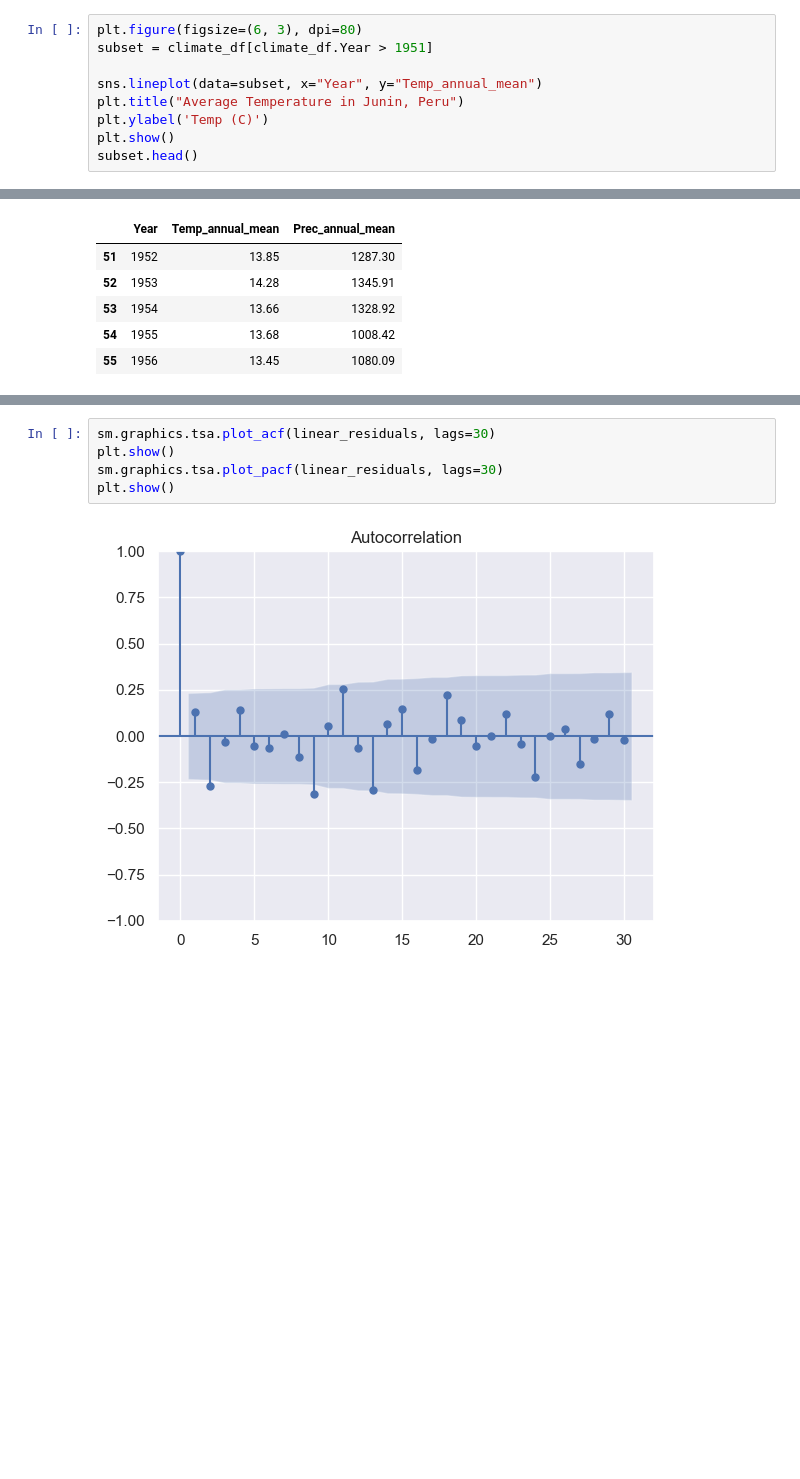
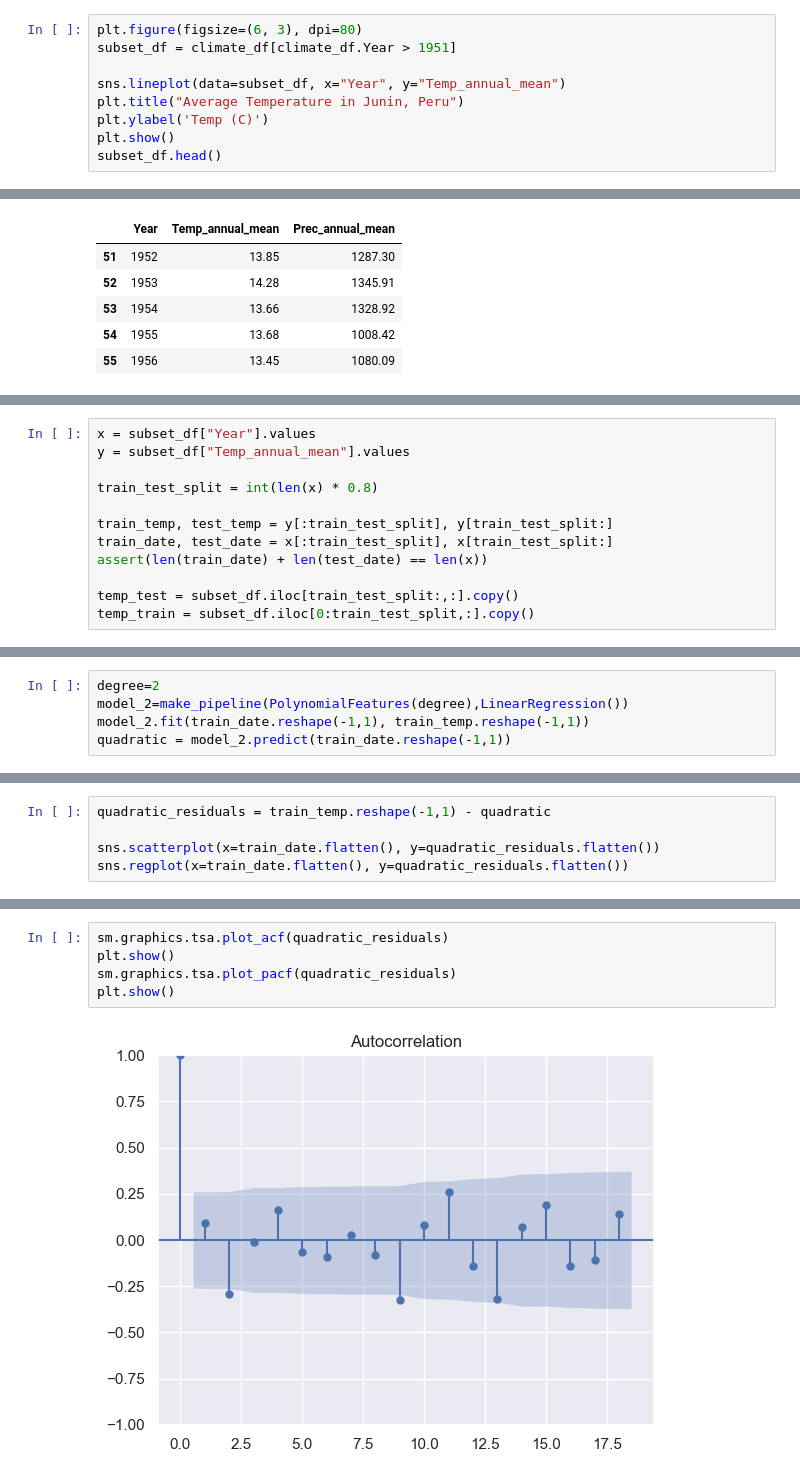
Before and after one commit to pipaber/Portfolio, a Jupyter notebook: posts/time_series/time_series_analysis.ipynb, the cells around one changed output, grey strips where cells are left out. Drawn from its saved outputs; the diff is of its cells as text; blank space fills up the shorter version.

```diff
--- a/posts/time_series/time_series_analysis.ipynb
+++ b/posts/time_series/time_series_analysis.ipynb
@@ -41,13 +45,13 @@ climate_df
 122 rows × 3 columns
 # %%
 plt.figure(figsize=(6, 3), dpi=80)
-subset = climate_df[climate_df.Year > 1951]
+subset_df = climate_df[climate_df.Year > 1951]
 
-sns.lineplot(data=subset, x="Year", y="Temp_annual_mean")
+sns.lineplot(data=subset_df, x="Year", y="Temp_annual_mean")
 plt.title("Average Temperature in Junin, Peru")
 plt.ylabel('Temp (C)')
 plt.show()
-subset.head()
+subset_df.head()
 # %% [output]
 [figure]
 |  | Year | Temp_annual_mean | Prec_annual_mean |
@@ -83,0 +65,12 @@ sns.regplot(x=x, y=linear_residuals)
+# %%
+x = subset_df["Year"].values
+y = subset_df["Temp_annual_mean"].values
+
+train_test_split = int(len(x) * 0.8)
+
+train_temp, test_temp = y[:train_test_split], y[train_test_split:]
+train_date, test_date = x[:train_test_split], x[train_test_split:]
+assert(len(train_date) + len(test_date) == len(x))
+
+temp_test = subset_df.iloc[train_test_split:,:].copy()
+temp_train = subset_df.iloc[0:train_test_split,:].copy()
@@ -83,0 +126,5 @@ sns.regplot(x=x, y=linear_residuals)
+# %%
+degree=2
+model_2=make_pipeline(PolynomialFeatures(degree),LinearRegression())
+model_2.fit(train_date.reshape(-1,1), train_temp.reshape(-1,1))
+quadratic = model_2.predict(train_date.reshape(-1,1))
@@ -83,0 +137,5 @@ sns.regplot(x=x, y=linear_residuals)
+# %%
+quadratic_residuals = train_temp.reshape(-1,1) - quadratic
+
+sns.scatterplot(x=train_date.flatten(), y=quadratic_residuals.flatten())
+sns.regplot(x=train_date.flatten(), y=quadratic_residuals.flatten())
@@ -84,7 +181,7 @@ sns.regplot(x=x, y=linear_residuals)
 # %%
-sm.graphics.tsa.plot_acf(linear_residuals, lags=30)
+sm.graphics.tsa.plot_acf(quadratic_residuals)
 plt.show()
-sm.graphics.tsa.plot_pacf(linear_residuals, lags=30)
+sm.graphics.tsa.plot_pacf(quadratic_residuals)
 plt.show()
 # %% [output]
-[figure, old version]
+[figure, new version]
```
Also changed, not shown: parts of 26 cells of this notebook, 21 other files.
